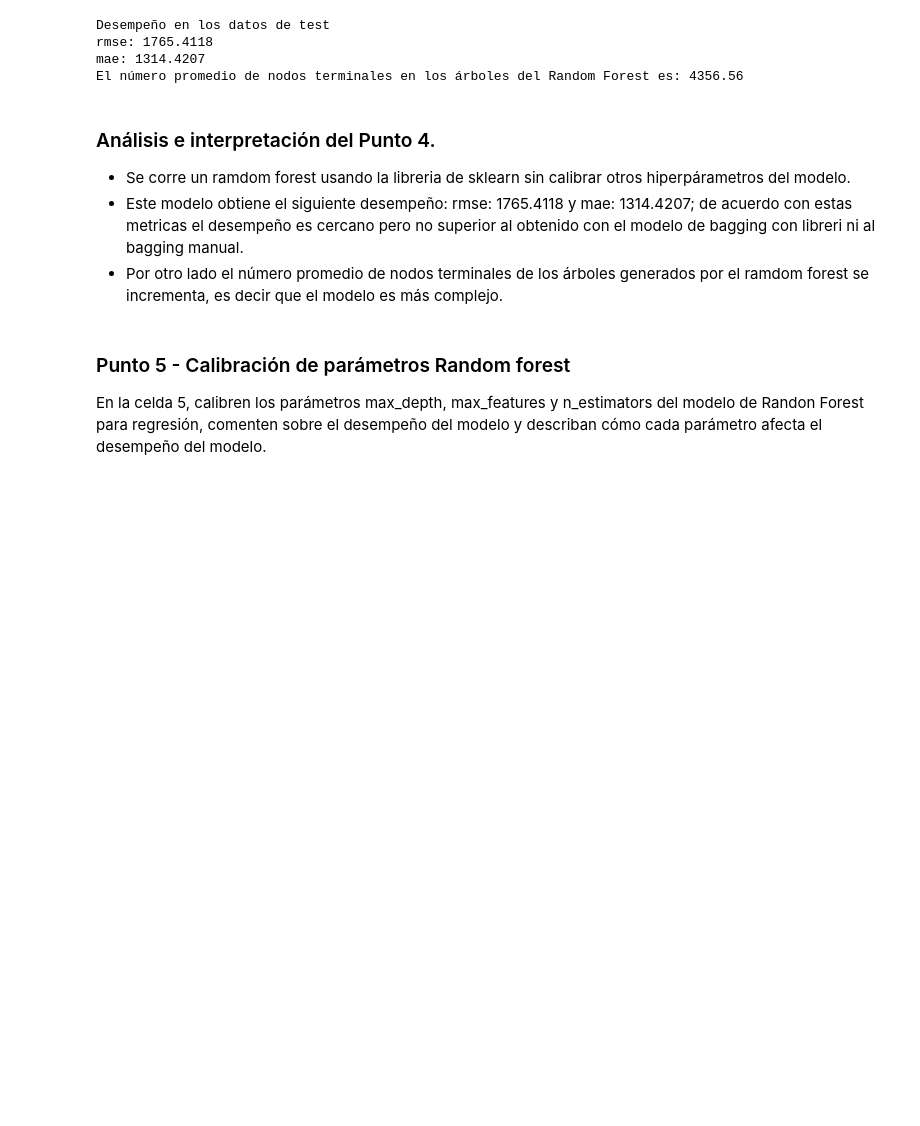
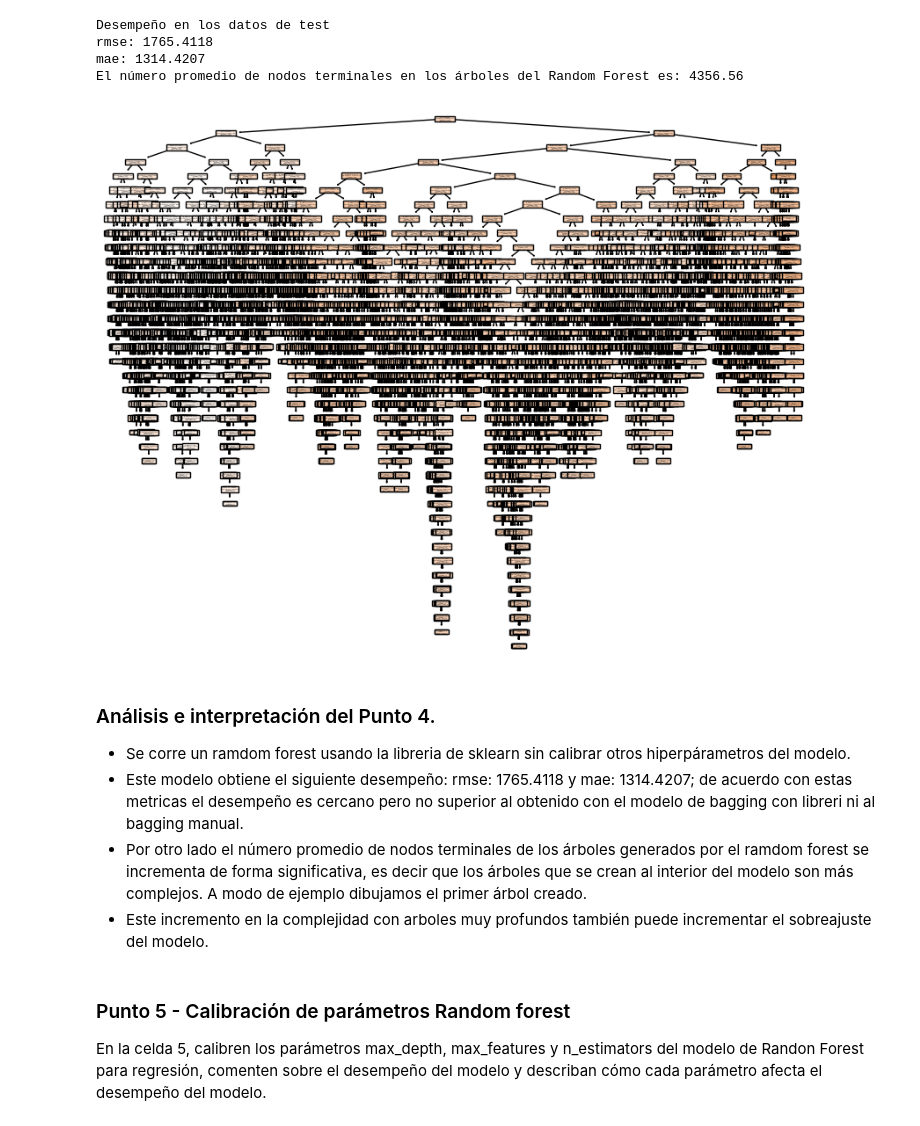
Before and after one commit to ZabakJL/UAndes_MLNLP_public, a Jupyter notebook: deliverables/week 2/S2TC1_RandomForests_Boosting.ipynb, the cells around one changed output. Saved outputs shown, nothing was run; the diff lists cells and outputs as text; code cells hidden in the pictures; blank space fills up the shorter version.

```diff
--- a/deliverables/week 2/S2TC1_RandomForests_Boosting.ipynb
+++ b/deliverables/week 2/S2TC1_RandomForests_Boosting.ipynb
@@ -675,12 +676,20 @@ Desempeño en los datos de test
 rmse: 1765.4118
 mae: 1314.4207
 El número promedio de nodos terminales en los árboles del Random Forest es: 4356.56
+# %%
+# Dibujar uno de los árboles del Random Forest (por ejemplo, el primero)
+plt.figure(figsize=(10, 8))
+plot_tree(random_forest.estimators_[0], filled=True, feature_names=X_train.columns)
+plt.show()
+# %% [output]
+[figure, added]
 # %% [markdown]
 ### Análisis e interpretación del Punto 4.
 * Se corre un ramdom forest usando la libreria de sklearn sin calibrar otros hiperpárametros del modelo.
 * Este modelo obtiene el siguiente desempeño: rmse: 1765.4118 y
 mae: 1314.4207; de acuerdo con estas metricas el desempeño es cercano pero no superior al obtenido con el modelo de bagging con libreri ni al bagging manual.
-* Por otro lado el número promedio de nodos terminales de los árboles generados por el ramdom forest se incrementa, es decir que el modelo es más complejo.
+* Por otro lado el número promedio de nodos terminales de los árboles generados por el ramdom forest se incrementa de forma significativa, es decir que los árboles que se crean al interior del modelo son más complejos. A modo de ejemplo dibujamos el primer árbol creado.
+* Este incremento en la complejidad con arboles muy profundos también puede incrementar el sobreajuste del modelo.
 # %% [markdown]
 ### Punto 5 - Calibración de parámetros Random forest
 
```
Also changed, not shown: parts of 16 cells of this notebook.
